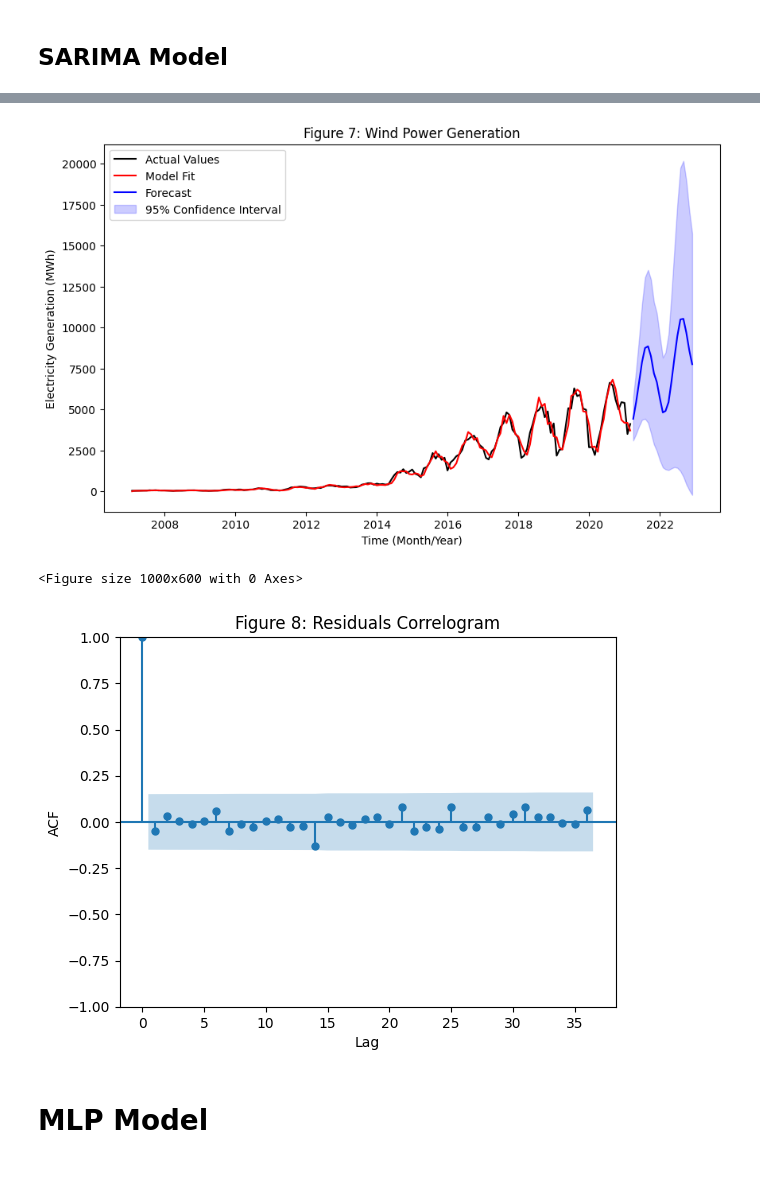
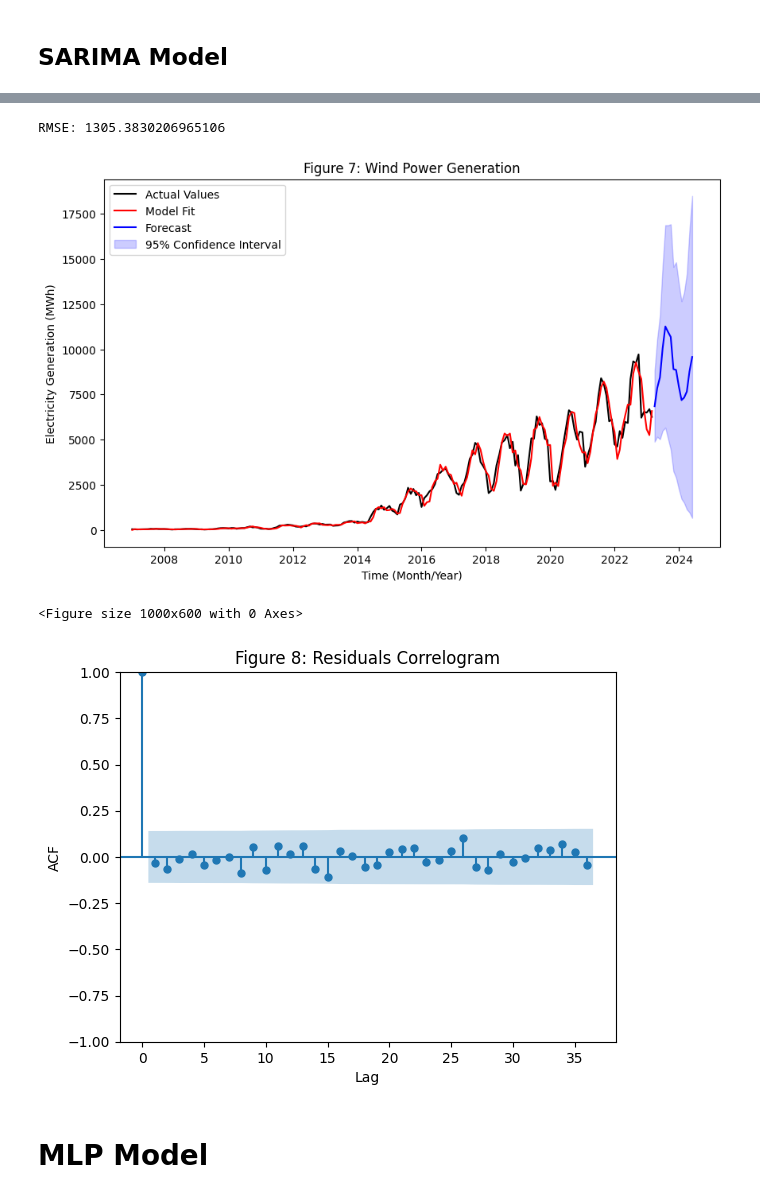
Before and after one commit to pedronatanaelfs/energy_project, a Jupyter notebook: notebooks/data_modeling_ARTICLE.ipynb, the cells around one changed output, grey strips where cells are left out. Drawn from its saved outputs; the diff is of its cells as text; code cells hidden in the pictures.

```diff
--- a/notebooks/data_modeling_ARTICLE.ipynb
+++ b/notebooks/data_modeling_ARTICLE.ipynb
@@ -199,8 +234,8 @@ Cox-Stuart Test: S=0, T=0, p-value=5.169878828456423e-26
 # %%
 # Kruskal-Wallis test for seasonality
 # Group data by month to check for seasonality
-df['month'] = df.index.month
-seasonal_groups = [df[df['month'] == month]['generation_value_boxcox'] for month in range(1, 13)]
+df_train['month'] = df_train.index.month
+seasonal_groups = [df_train[df_train['month'] == month]['generation_value_boxcox'] for month in range(1, 13)]
 H, p_value_kruskal = kruskal(*seasonal_groups)
 print(f'Kruskal-Wallis Test: H={H}, p-value={p_value_kruskal}')
 # %% [output]
@@ -208,9 +248,9 @@ Kruskal-Wallis Test: H=6.859569466301309, p-value=0.8103391243295635
 # %%
 # Apply first-order differencing
-df['generation_value_boxcox_diff'] = df['generation_value_boxcox'].diff().dropna()
+df_train['generation_value_boxcox_diff'] = df_train['generation_value_boxcox'].diff().dropna()
 
 # Remove N/A values
-df = df.dropna(subset=['generation_value_boxcox_diff'])
+df = df_train.dropna(subset=['generation_value_boxcox_diff'])
 
 # ACF Correlogram
 plt.figure(figsize=(10, 6))
@@ -390,0 +419,8 @@ df
+# %%
+# Concatenate the train and test datasets
+df_train_valid = pd.concat([df_train[['generation_value_boxcox']], df_test[['generation_value_boxcox']]])
+
+# Ensure the index is sorted
+df_train_valid = df_train_valid.sort_index()
+
+df_train_valid
@@ -391,15 +442,16 @@ df
 # %%
 # Fit the chosen SARIMA model
-arima_order = (8, 1, 4)
+arima_order = (4, 0, 4)
 seasonal_order = (1, 0, 2, 12)
-model = SARIMAX(df['generation_value_boxcox'], order=arima_order, seasonal_order=seasonal_order)
+
+model = SARIMAX(df_train_valid['generation_value_boxcox'], order=arima_order, seasonal_order=seasonal_order)
 model_fit = model.fit(disp=False)
 
 # Forecasting
-steps = 21  # Number of steps for forecasting
+steps = len(df_validation)  # Number of steps for forecasting based on test dataset length
 predictions_future = model_fit.forecast(steps=steps)
 predictions_future_inv = inv_boxcox(predictions_future, fitted_lambda)
-df_inv = inv_boxcox(df['generation_value_boxcox'], fitted_lambda)
+df_inv = inv_boxcox(df_train_valid['generation_value_boxcox'], fitted_lambda)
 
 # Obtain forecasts with confidence intervals
 forecast_results = model_fit.get_forecast(steps=steps)
@@ -411,8 +463,8 @@ conf_int_inv = inv_boxcox(conf_int, fitted_lambda)
 # Calculating standard deviations
 std_errors = (conf_int_inv.iloc[:, 1] - conf_int_inv.iloc[:, 0]) / (2 * 1.96)
 
-# Generate dates for the forecast period from 2024-08 to 2025-12
-last_date = df.index[-1]
+# Generate dates for the forecast period from 2023-04 to 2024-06
+last_date = df_train_valid.index[-1]
 dates_forecast = pd.date_range(start=last_date, periods=steps+1, freq='M')[1:]
 
 # Convert predictions_future_inv to DataFrame
@@ -420,38 +472,50 @@ predictions_future_inv = predictions_future_inv.to_frame(name='Forecast')
 
 # Ensure std_errors is in a DataFrame
 std_errors_df = pd.DataFrame(std_errors, index=predictions_future_inv.index, columns=['std_err'])
 
 # Build the forecast_df DataFrame with forecasts and standard errors
 forecast_df = pd.concat([predictions_future_inv, std_errors_df], axis=1)
 
 # Calculating the 95% confidence interval
 lower_bound = forecast_df['Forecast'] - 1.96 * forecast_df['std_err']
 upper_bound = forecast_df['Forecast'] + 1.96 * forecast_df['std_err']
 
+# Calculate RMSE for the validation set
+validation_actuals = df_validation['generation_value']
+SARIMA_RMSE = np.sqrt(np.mean((validation_actuals - predictions_future_inv.squeeze())**2))
+print(f'RMSE: {rmse}')
+
+# Calculate the resid
+
+SARIMA_resid = model_fit.resid
+
+SARIMA_pred = predictions_future_inv
+
 # Plot of actual, fitted, and forecasted values
 plt.figure(figsize=(10, 6))
-plt.plot(df.index, df['generation_value'], color='black', label='Actual Values')
-plt.plot(df.index, inv_boxcox(model_fit.fittedvalues, fitted_lambda), color='red', label='Model Fit')
+plt.plot(df_train_valid.index, df_inv, color='black', label='Actual Values')
+plt.plot(df_train_valid.index, inv_boxcox(model_fit.fittedvalues, fitted_lambda), color='red', label='Model Fit')
 plt.plot(predictions_future_inv.index, predictions_future_inv, color='blue', label='Forecast')
 plt.fill_between(forecast_df.index, lower_bound, upper_bound, color='blue', alpha=0.2, label='95% Confidence Interval')
 plt.legend()
 plt.title('Figure 7: Wind Power Generation')
 plt.xlabel('Time (Month/Year)')
 plt.ylabel('Electricity Generation (MWh)')
 plt.show()
 
 # Correlogram of the residuals
 residuals = model_fit.resid
 plt.figure(figsize=(10, 6))
 sm.graphics.tsa.plot_acf(residuals, lags=36)
 plt.title('Figure 8: Residuals Correlogram')
 plt.xlabel('Lag')
 plt.ylabel('ACF')
 plt.show()
 # %% [output]
+RMSE: 1305.3830206965106
-[figure, old version]
+[figure, new version]
-<Figure size 1000x600 with 0 Axes>
+<Figure size 1000x600 with 0 Axes>
-[figure, old version]
+[figure, new version]
 # %% [markdown]
 # MLP Model
 # %%
```
Also changed, not shown: parts of 48 cells of this notebook, 14 other files.
